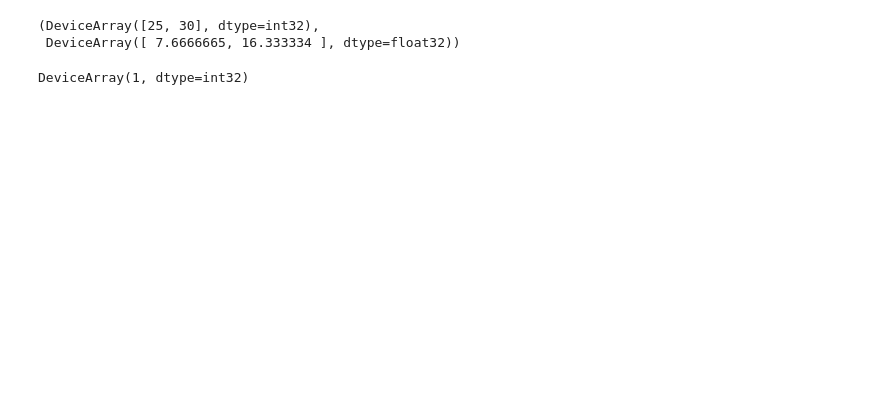
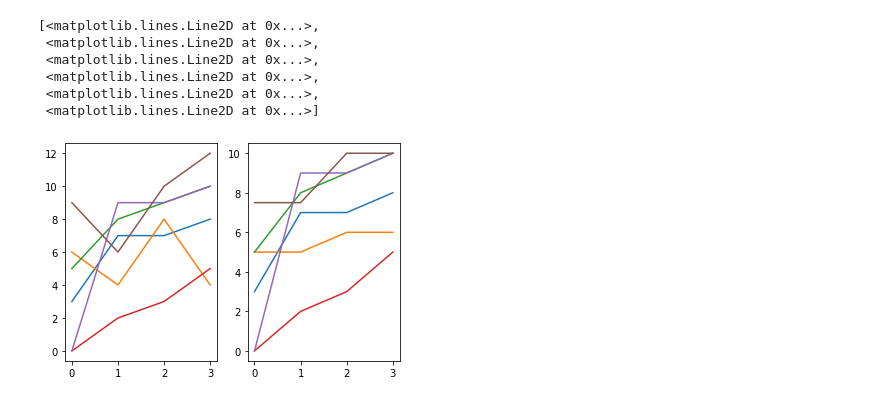
Before and after one commit to marcustriplett/circuitmap, a Jupyter notebook: notebooks/pava-dev.ipynb, the cells around one changed output. Drawn from its saved outputs; the diff is of its cells as text; code cells hidden in the pictures; blank space fills up the shorter version.

Commit message:
pava implementation finished

```diff
--- a/notebooks/pava-dev.ipynb
+++ b/notebooks/pava-dev.ipynb
@@ -96,28 +10,0 @@ def make_unique_flexible(X, Y, eps=1e-8):
-# %%
-x = jnp.array([25,25,25,30,30,30])
-y = jnp.array([10,12,1,23, 19, 7])
-
-pava(x,y)
-# %% [output]
-(DeviceArray([25, 30], dtype=int32),
- DeviceArray([ 7.6666665, 16.333334 ], dtype=float32))
-# %%
-def f1(args):
-    a,b,c = args
-    return c
-
-def f2(args):
-    a,b,c = args
-    return a
-
-a = 1
-b = 3
-c = 1
-jax.lax.cond(
-    a > b,
-    f1,
-    f2,
-    (a,b,c)
-)
-# %% [output]
-DeviceArray(1, dtype=int32)
@@ -123,0 +164,19 @@ DeviceArray(1, dtype=int32)
+# %%
+num_problems = 6
+X = jnp.array([0,25,30,35]) # 3 unique powers
+num_powers = X.shape[0]
+Ys = jnp.array(np.random.randint(0,high=10, size=(num_problems,num_powers)) + np.arange(num_powers))
+
+Y_preds = simultaneous_isotonic_regression(X, Ys, y_min=0, y_max=10)
+
+fig, axs = plt.subplots(1,2,)
+axs[0].plot(Ys.T)
+axs[1].plot(Y_preds.T)
+# %% [output]
+[<matplotlib.lines.Line2D at 0x...>,
+ <matplotlib.lines.Line2D at 0x...>,
+ <matplotlib.lines.Line2D at 0x...>,
+ <matplotlib.lines.Line2D at 0x...>,
+ <matplotlib.lines.Line2D at 0x...>,
+ <matplotlib.lines.Line2D at 0x...>]
+[figure, added]
```
Also changed, not shown: parts of 5 cells of this notebook.
